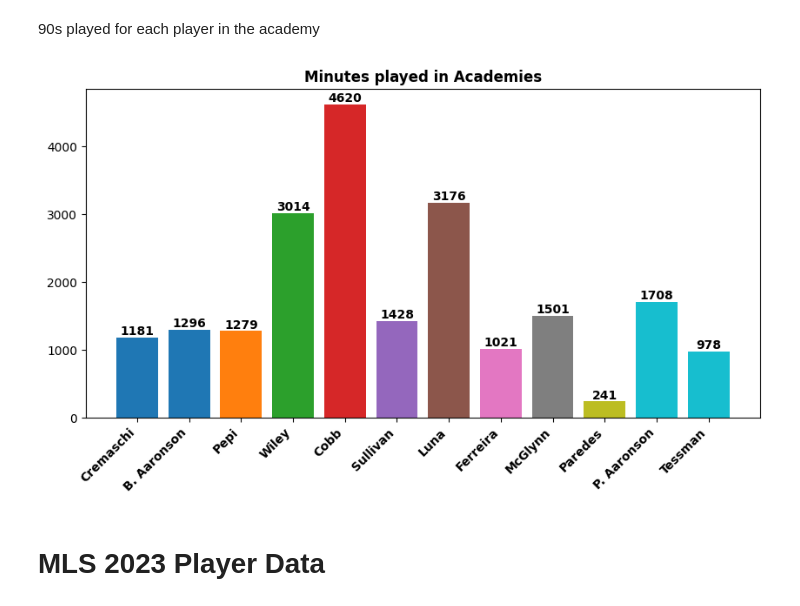
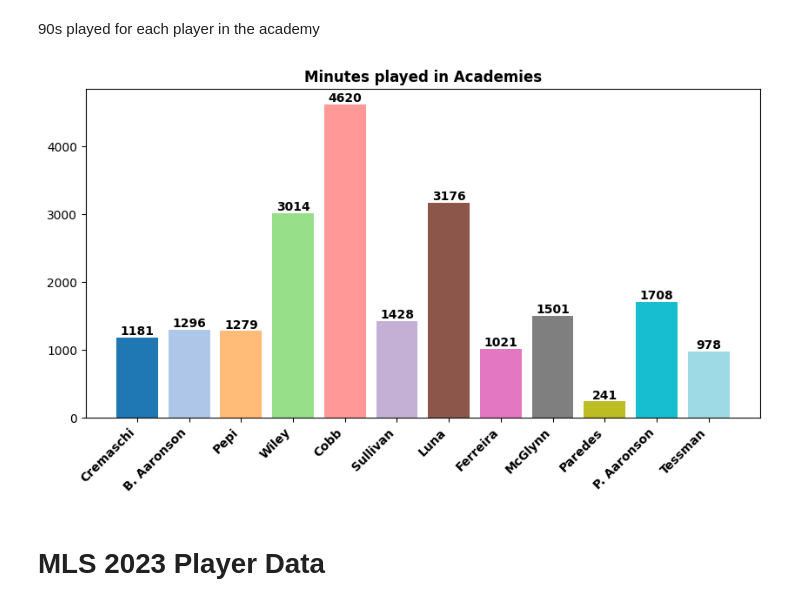
Before and after one commit to Tommy-Las/FootballAnalytics-FinalProject, a Jupyter notebook: player_stats.ipynb, the cells around one changed output. Cells and saved outputs as stored; diff of their text form; code cells hidden in the pictures.

```diff
--- a/player_stats.ipynb
+++ b/player_stats.ipynb
@@ -723,35 +749,35 @@ values = [cremaschi_teams_df.loc['Inter Miami II', 'Minutes played'],
             sullivan_teams_df.loc['Philadelphia Union II', 'Minutes played'],
             luna_teams_df.loc['El Paso Locomotive', 'Minutes played'],
             ferreira_teams_df.loc['Tulsa Roughnecks', 'Minutes played'],
             mcglynn_teams_df.loc['Philadelphia Union II', 'Minutes played'],
             paredes_teams_df.loc['Loudoun United', 'Minutes played'],
             paaronson_teams_df.loc['Philadelphia Union II', 'Minutes played'],
             tessman_teams_df.loc['North Texas', 'Minutes played'],
             ]
 
-cmap = plt.colormaps['tab10']
+cmap = plt.colormaps['tab20']
 colors = cmap(np.linspace(0, 1, len(labels)))
 
 # Create the bar chart with a wider figure
 plt.figure(figsize=(10, 6))  # Increase the width of the figure
 bars = plt.bar(labels, values, color=colors, width=0.8)
 for bar in bars:
         yval = bar.get_height()
         plt.text(bar.get_x() + bar.get_width()/2, yval, int(yval), ha='center', va='bottom', fontsize=10, fontweight='bold')
 
 # Rotate the x-axis labels for better readability and adjust fontsize
 plt.xticks(rotation=45, ha='right', fontsize=10, fontweight='bold')
 
 # Adjust space between labels and the plot
 plt.subplots_adjust(bottom=0.25)
 
 # Add titles and labels
 plt.title('Minutes played in Academies', fontweight='bold')
 
 # Show the plot
 plt.show()
 # %% [output]
-[figure, old version]
+[figure, new version]
 # %% [markdown]
 # MLS 2023 Player Data
 # %%
```
Also changed, not shown: parts of 6 cells of this notebook.
